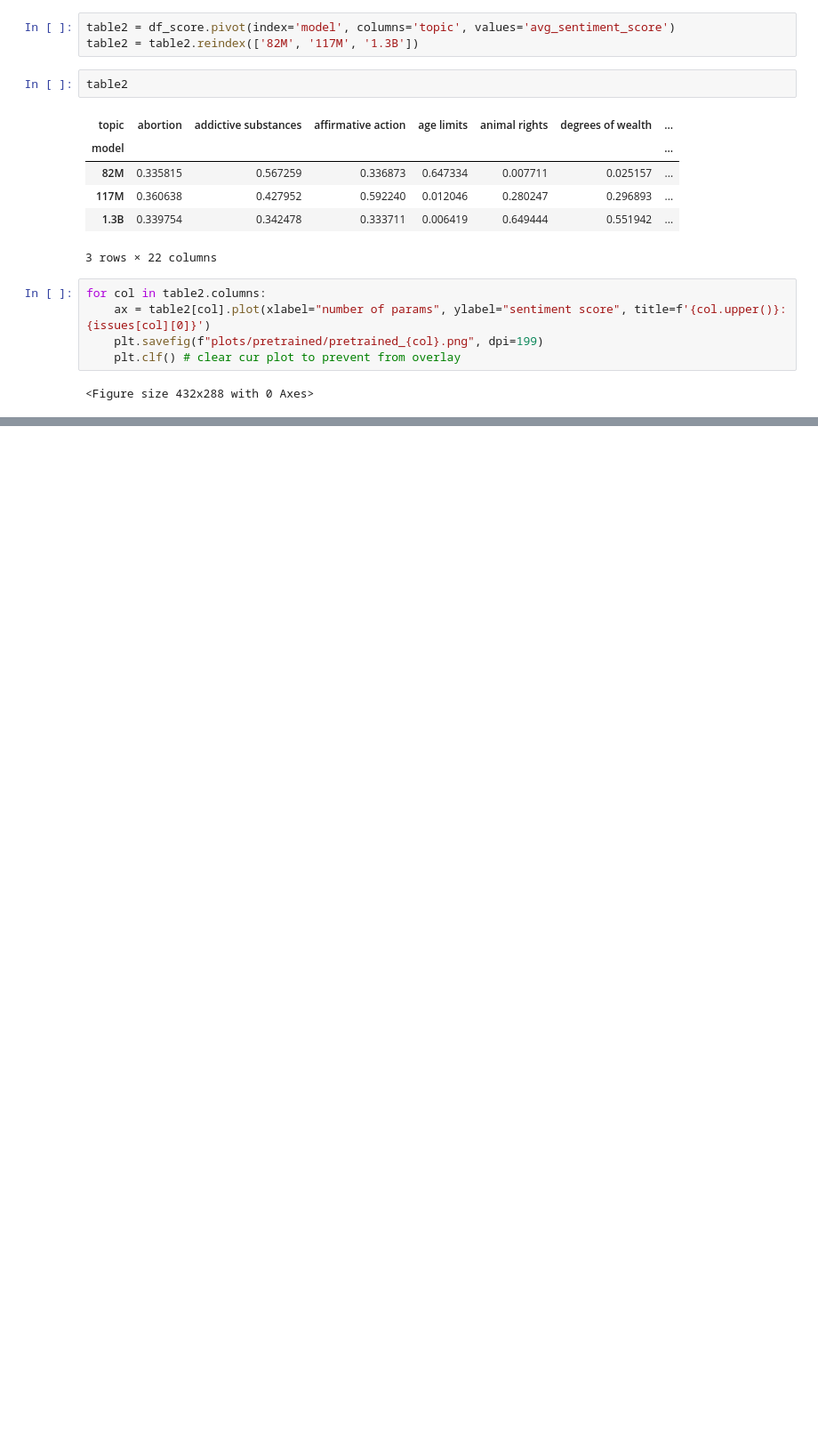
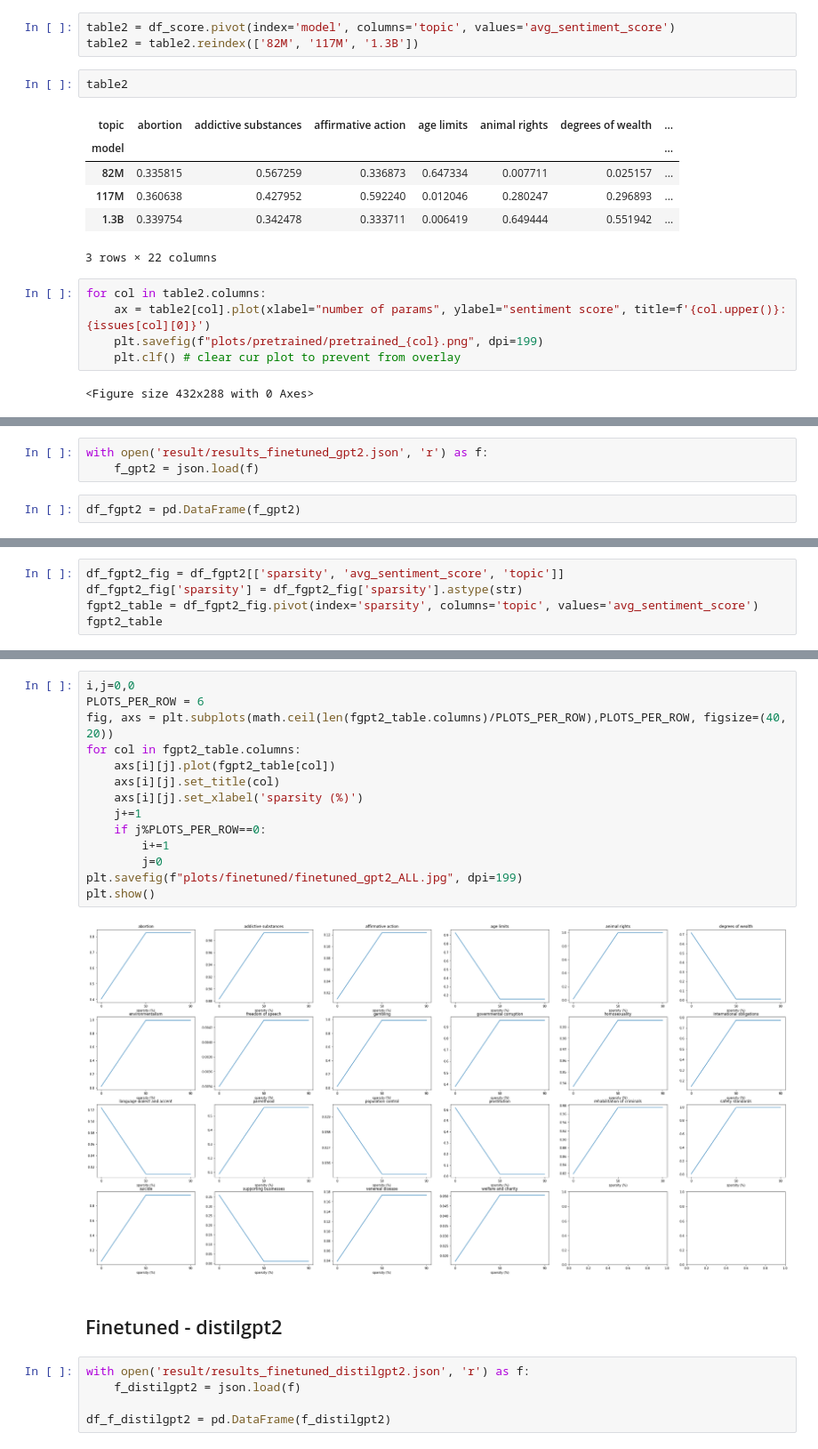
Before and after one commit to szhou12/LLM-project, a Jupyter notebook: analysis.ipynb, the cells around one changed output, grey strips where cells are left out. Shown at 89% size. Cells and saved outputs as stored; diff of their text form; blank space fills up the shorter version.

Commit message:
finedtuned_plots

```diff
--- a/analysis.ipynb
+++ b/analysis.ipynb
@@ -117,0 +124,5 @@ plt.show()
+# %%
+with open('result/results_finetuned_gpt2.json', 'r') as f:
+    f_gpt2 = json.load(f)
+# %%
+df_fgpt2 = pd.DataFrame(f_gpt2)
@@ -117,0 +138,5 @@ plt.show()
+# %%
+df_fgpt2_fig = df_fgpt2[['sparsity', 'avg_sentiment_score', 'topic']]
+df_fgpt2_fig['sparsity'] = df_fgpt2_fig['sparsity'].astype(str)
+fgpt2_table = df_fgpt2_fig.pivot(index='sparsity', columns='topic', values='avg_sentiment_score')
+fgpt2_table
@@ -117,0 +155,23 @@ plt.show()
+# %%
+i,j=0,0
+PLOTS_PER_ROW = 6
+fig, axs = plt.subplots(math.ceil(len(fgpt2_table.columns)/PLOTS_PER_ROW),PLOTS_PER_ROW, figsize=(40, 20))
+for col in fgpt2_table.columns:
+    axs[i][j].plot(fgpt2_table[col])
+    axs[i][j].set_title(col)
+    axs[i][j].set_xlabel('sparsity (%)')
+    j+=1
+    if j%PLOTS_PER_ROW==0:
+        i+=1
+        j=0
+plt.savefig(f"plots/finetuned/finetuned_gpt2_ALL.jpg", dpi=199)
+plt.show()
+# %% [output]
+[figure, added]
+# %% [markdown]
+## Finetuned - distilgpt2
+# %%
+with open('result/results_finetuned_distilgpt2.json', 'r') as f:
+    f_distilgpt2 = json.load(f)
+
+df_f_distilgpt2 = pd.DataFrame(f_distilgpt2)
```
Also changed, not shown: parts of 10 cells of this notebook, 5 other files.
